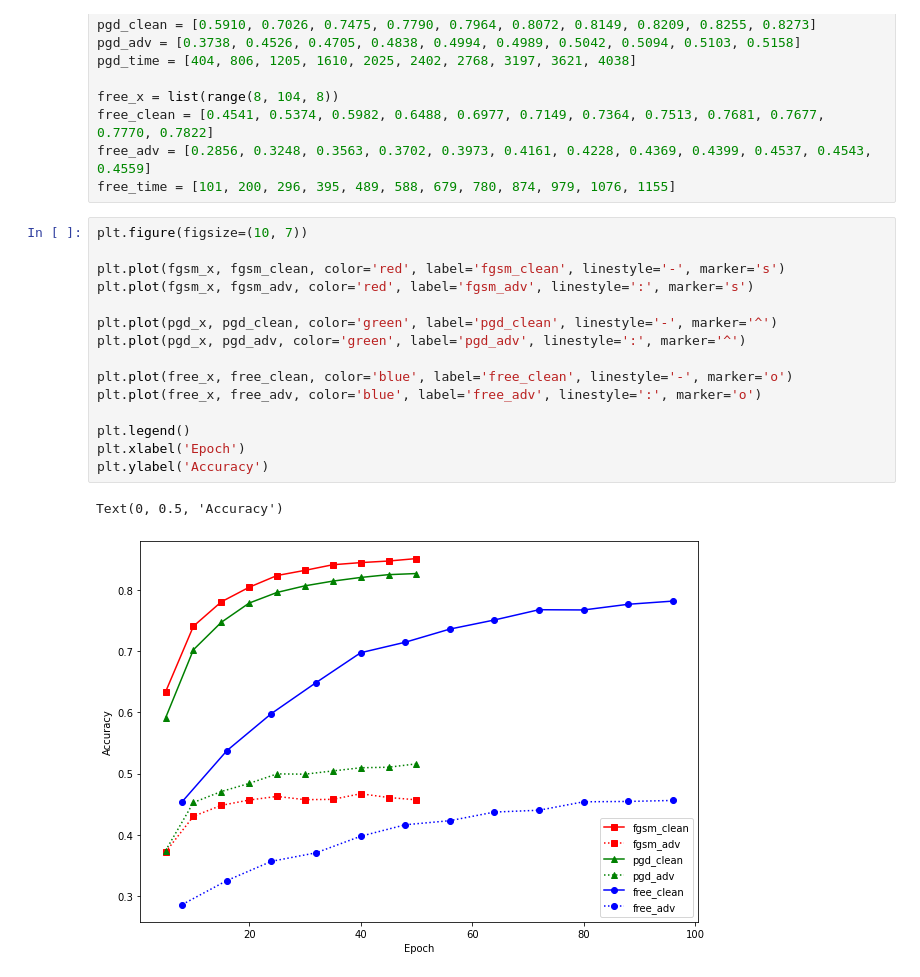
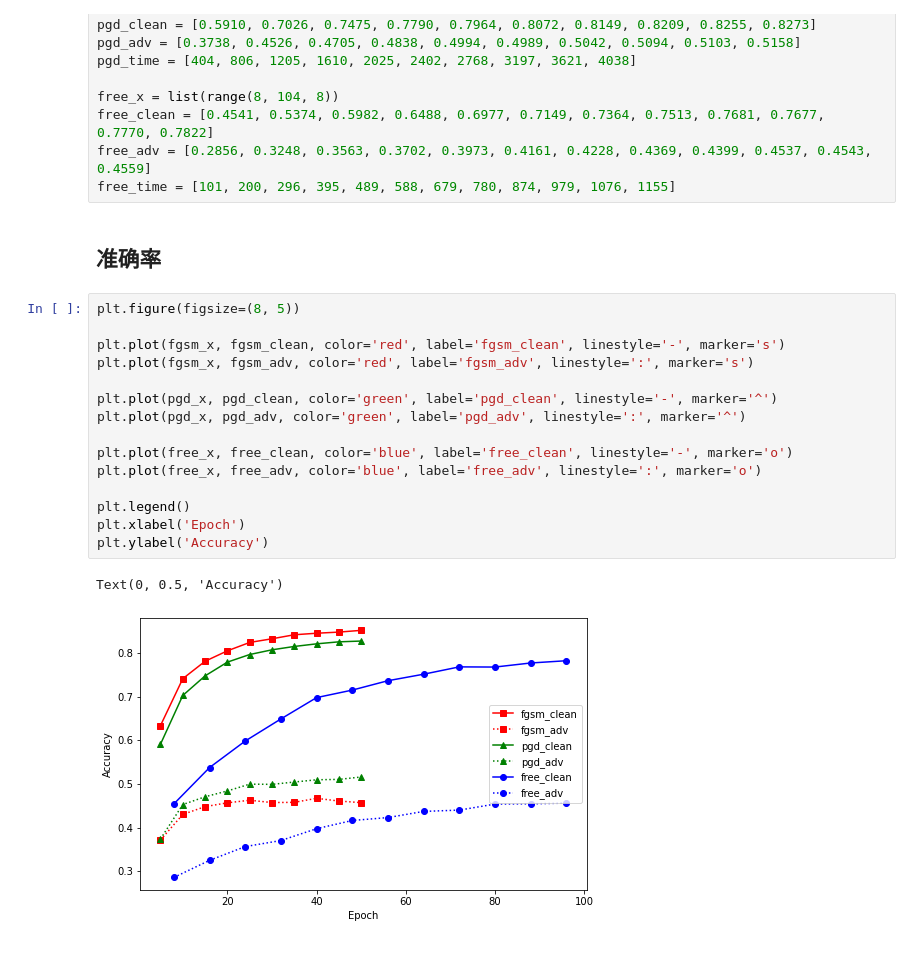
Before and after one commit to Els-y/fast_is_better_than_free_CIFAR10, a Jupyter notebook: paint_graph.ipynb, the cells around one changed output. Saved outputs shown, nothing was run; the diff lists cells and outputs as text.

```diff
--- a/paint_graph.ipynb
+++ b/paint_graph.ipynb
@@ -18,21 +18,23 @@ free_x = list(range(8, 104, 8))
 free_clean = [0.4541, 0.5374, 0.5982, 0.6488, 0.6977, 0.7149, 0.7364, 0.7513, 0.7681, 0.7677, 0.7770, 0.7822]
 free_adv = [0.2856, 0.3248, 0.3563, 0.3702, 0.3973, 0.4161, 0.4228, 0.4369, 0.4399, 0.4537, 0.4543, 0.4559]
 free_time = [101, 200, 296, 395, 489, 588, 679, 780, 874, 979, 1076, 1155]
+# %% [markdown]
+## 准确率
 # %%
-plt.figure(figsize=(10, 7))
+plt.figure(figsize=(8, 5))
 
 plt.plot(fgsm_x, fgsm_clean, color='red', label='fgsm_clean', linestyle='-', marker='s')
 plt.plot(fgsm_x, fgsm_adv, color='red', label='fgsm_adv', linestyle=':', marker='s')
 
 plt.plot(pgd_x, pgd_clean, color='green', label='pgd_clean', linestyle='-', marker='^')
 plt.plot(pgd_x, pgd_adv, color='green', label='pgd_adv', linestyle=':', marker='^')
 
 plt.plot(free_x, free_clean, color='blue', label='free_clean', linestyle='-', marker='o')
 plt.plot(free_x, free_adv, color='blue', label='free_adv', linestyle=':', marker='o')
 
 plt.legend()
 plt.xlabel('Epoch')
 plt.ylabel('Accuracy')
 # %% [output]
 Text(0, 0.5, 'Accuracy')
-[figure, old version]
+[figure, new version]
```
Also changed, not shown: parts of 2 cells of this notebook, 4 other files.
